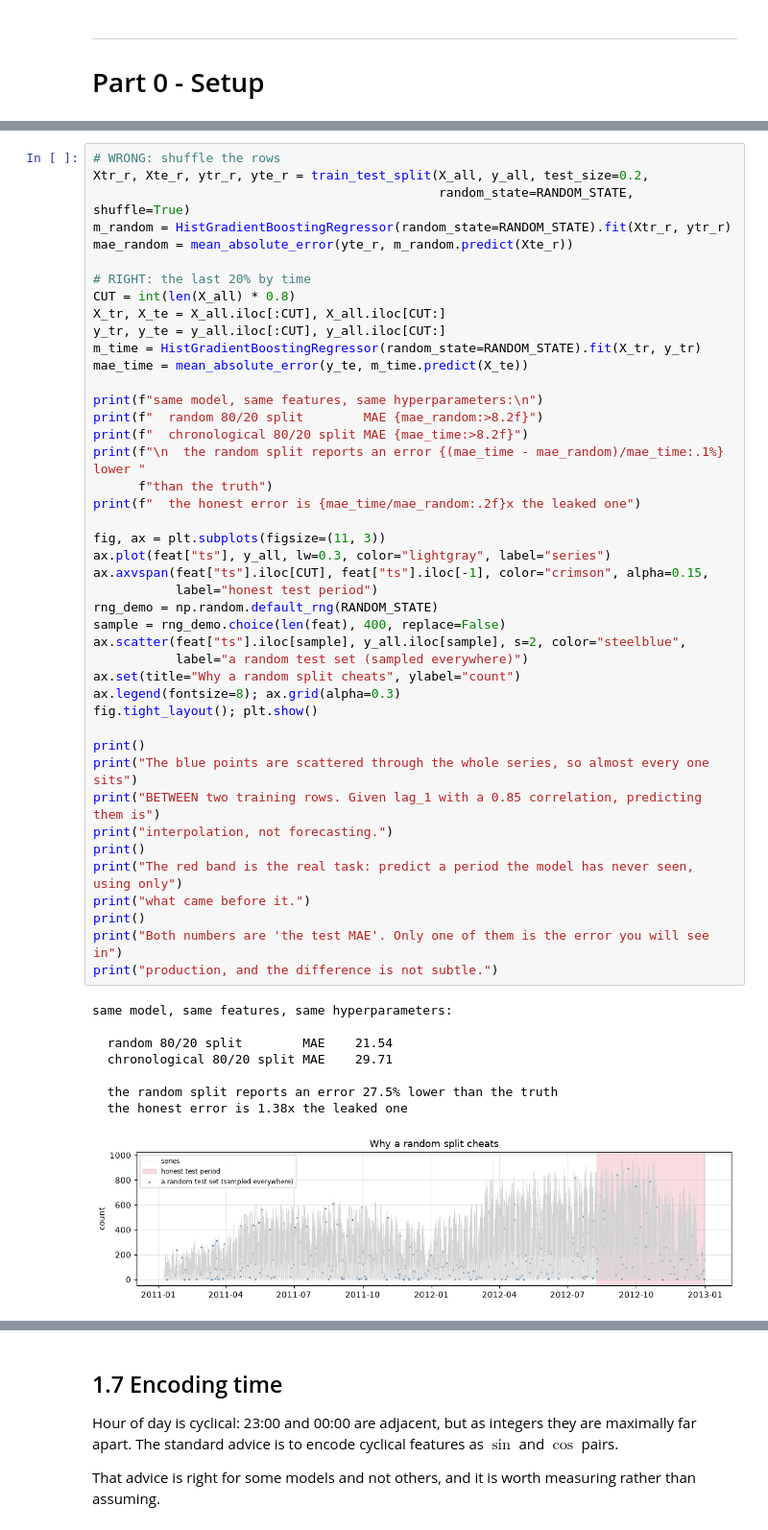
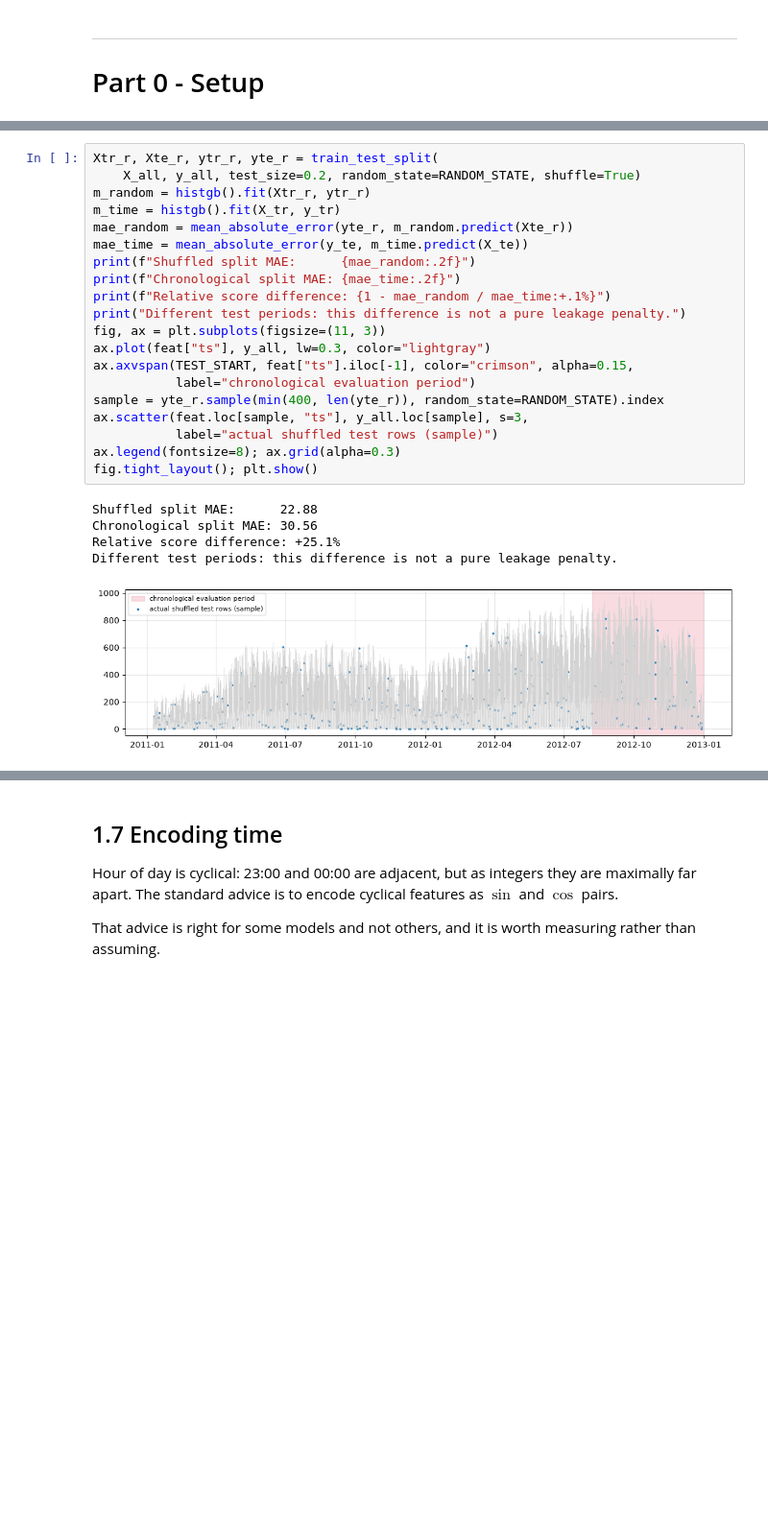
Before and after one commit to abpanic/Self-Prep, a Jupyter notebook: ML-Zero-to-Hero/time_series_zero_to_hero.ipynb, the cells around one changed output, grey strips where cells are left out. Shown at 96% size. Cells and saved outputs as stored; diff of their text form; blank space fills up the shorter version.

```diff
--- a/ML-Zero-to-Hero/time_series_zero_to_hero.ipynb
+++ b/ML-Zero-to-Hero/time_series_zero_to_hero.ipynb
@@ -278,52 +285,26 @@ data is split.
 # %%
-# WRONG: shuffle the rows
-Xtr_r, Xte_r, ytr_r, yte_r = train_test_split(X_all, y_all, test_size=0.2,
-                                              random_state=RANDOM_STATE, shuffle=True)
-m_random = HistGradientBoostingRegressor(random_state=RANDOM_STATE).fit(Xtr_r, ytr_r)
+Xtr_r, Xte_r, ytr_r, yte_r = train_test_split(
+    X_all, y_all, test_size=0.2, random_state=RANDOM_STATE, shuffle=True)
+m_random = histgb().fit(Xtr_r, ytr_r)
+m_time = histgb().fit(X_tr, y_tr)
 mae_random = mean_absolute_error(yte_r, m_random.predict(Xte_r))
-
-# RIGHT: the last 20% by time
-CUT = int(len(X_all) * 0.8)
-X_tr, X_te = X_all.iloc[:CUT], X_all.iloc[CUT:]
-y_tr, y_te = y_all.iloc[:CUT], y_all.iloc[CUT:]
-m_time = HistGradientBoostingRegressor(random_state=RANDOM_STATE).fit(X_tr, y_tr)
 mae_time = mean_absolute_error(y_te, m_time.predict(X_te))
-
-print(f"same model, same features, same hyperparameters:\n")
-print(f"  random 80/20 split        MAE {mae_random:>8.2f}")
-print(f"  chronological 80/20 split MAE {mae_time:>8.2f}")
-print(f"\n  the random split reports an error {(mae_time - mae_random)/mae_time:.1%} lower "
-      f"than the truth")
-print(f"  the honest error is {mae_time/mae_random:.2f}x the leaked one")
-
+print(f"Shuffled split MAE:      {mae_random:.2f}")
+print(f"Chronological split MAE: {mae_time:.2f}")
+print(f"Relative score difference: {1 - mae_random / mae_time:+.1%}")
+print("Different test periods: this difference is not a pure leakage penalty.")
 fig, ax = plt.subplots(figsize=(11, 3))
-ax.plot(feat["ts"], y_all, lw=0.3, color="lightgray", label="series")
-ax.axvspan(feat["ts"].iloc[CUT], feat["ts"].iloc[-1], color="crimson", alpha=0.15,
-           label="honest test period")
-rng_demo = np.random.default_rng(RANDOM_STATE)
-sample = rng_demo.choice(len(feat), 400, replace=False)
-ax.scatter(feat["ts"].iloc[sample], y_all.iloc[sample], s=2, color="steelblue",
-           label="a random test set (sampled everywhere)")
-ax.set(title="Why a random split cheats", ylabel="count")
+ax.plot(feat["ts"], y_all, lw=0.3, color="lightgray")
+ax.axvspan(TEST_START, feat["ts"].iloc[-1], color="crimson", alpha=0.15,
+           label="chronological evaluation period")
+sample = yte_r.sample(min(400, len(yte_r)), random_state=RANDOM_STATE).index
+ax.scatter(feat.loc[sample, "ts"], y_all.loc[sample], s=3,
+           label="actual shuffled test rows (sample)")
 ax.legend(fontsize=8); ax.grid(alpha=0.3)
 fig.tight_layout(); plt.show()
-
-print()
-print("The blue points are scattered through the whole series, so almost every one sits")
-print("BETWEEN two training rows. Given lag_1 with a 0.85 correlation, predicting them is")
-print("interpolation, not forecasting.")
-print()
-print("The red band is the real task: predict a period the model has never seen, using only")
-print("what came before it.")
-print()
-print("Both numbers are 'the test MAE'. Only one of them is the error you will see in")
-print("production, and the difference is not subtle.")
 # %% [output]
-same model, same features, same hyperparameters:
-
-  random 80/20 split        MAE    21.54
-  chronological 80/20 split MAE    29.71
-
-  the random split reports an error 27.5% lower than the truth
-  the honest error is 1.38x the leaked one
+Shuffled split MAE:      22.88
+Chronological split MAE: 30.56
+Relative score difference: +25.1%
+Different test periods: this difference is not a pure leakage penalty.
-[figure, old version]
+[figure, new version]
```
Also changed, not shown: parts of 40 cells of this notebook.
